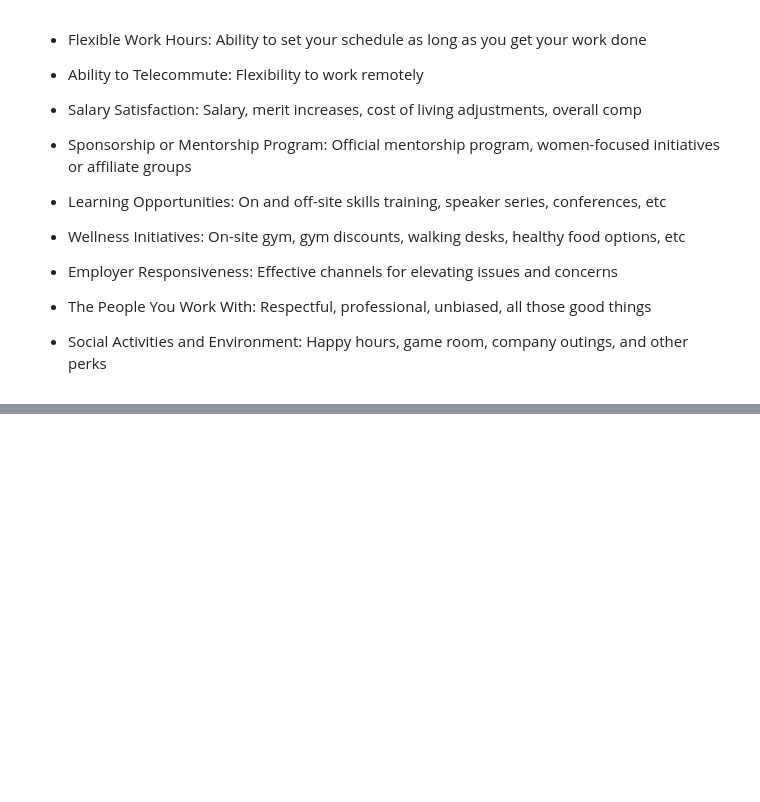
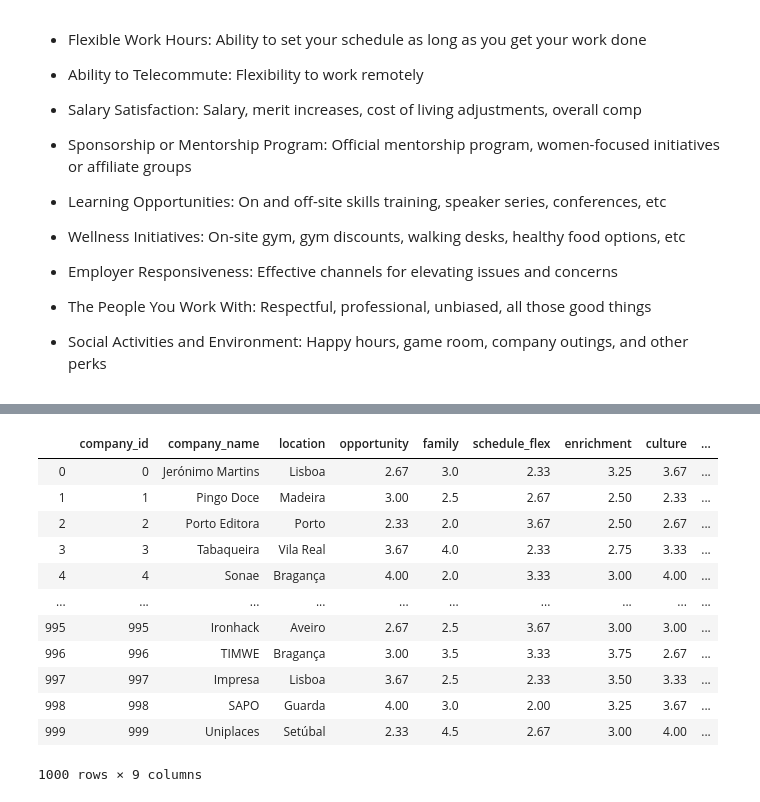
Before and after one commit to duarteharris/Hackahton, a Jupyter notebook: exploration.ipynb, the cells around one changed output, grey strips where cells are left out. Cells and saved outputs as stored; diff of their text form; code cells hidden in the pictures; blank space fills up the shorter version.

Commit message:
Created a ratings DF/DB

```diff
--- a/exploration.ipynb
+++ b/exploration.ipynb
@@ -216 +216,24 @@ df.sample(10)
 10 rows × 38 columns
+# %%
+# reducing the table
+df.drop(["user_id", "employment_status", "job_location", "public_comment"], axis = 1,
+        inplace = True)
+# %%
+# avg's of sections
+print(df.columns)
+df["opportunity"] = round((df["equal_opportunity"] + df["leadership_female_representation"] + df["women_management_opportunities"]) / 3, 2)
+df["family"] = round((df["maternity_adoptive_leave"] + df["family_growth_support"]) / 2, 2)
+df["schedule_flex"] = round((df["paid_time_off"] + df["flexible_work_hours"] + df["ability_to_telecommute"]) / 3, 2)
+df["enrichment"] = round((df["salary_satisfaction"] + df["sponsorship_or_mentorship_program"] + df["learning_opportunities"] + df["wellness_initiatives"]) / 4, 2)
+df["culture"] = round((df["employer_responsiveness"] + df["people_you_work_with"] + df["social_activities_environment"]) / 3, 2)
+
+# changing overall rating
+df["overall_satisfaction"] = round((df["opportunity"] + df["family"] + df["schedule_flex"] + df["enrichment"] + df["culture"]) / 5, 2)
+
+# checking
+df["opportunity"]
+df["family"]
+df["schedule_flex"]
+df["enrichment"]
+df["culture"]
+df["overall_satisfaction"]
@@ -217 +268,21 @@ df.sample(10)
+# %%
+# creating smaller DF
+ratings = df[["company_id", "company_name", "location", "opportunity", "family", "schedule_flex", "enrichment", "culture",
+              "overall_satisfaction"]]
+
+ratings
+# %% [output]
+|  | company_id | company_name | location | opportunity | family | schedule_flex | enrichment | culture | ... |
+| 0 | 0 | Jerónimo Martins | Lisboa | 2.67 | 3.0 | 2.33 | 3.25 | 3.67 | ... |
+| 1 | 1 | Pingo Doce | Madeira | 3.00 | 2.5 | 2.67 | 2.50 | 2.33 | ... |
+| 2 | 2 | Porto Editora | Porto | 2.33 | 2.0 | 3.67 | 2.50 | 2.67 | ... |
+| 3 | 3 | Tabaqueira | Vila Real | 3.67 | 4.0 | 2.33 | 2.75 | 3.33 | ... |
+| 4 | 4 | Sonae | Bragança | 4.00 | 2.0 | 3.33 | 3.00 | 4.00 | ... |
+| ... | ... | ... | ... | ... | ... | ... | ... | ... | ... |
+| 995 | 995 | Ironhack | Aveiro | 2.67 | 2.5 | 3.67 | 3.00 | 3.00 | ... |
+| 996 | 996 | TIMWE | Bragança | 3.00 | 3.5 | 3.33 | 3.75 | 2.67 | ... |
+| 997 | 997 | Impresa | Lisboa | 3.67 | 2.5 | 2.33 | 3.50 | 3.33 | ... |
+| 998 | 998 | SAPO | Guarda | 4.00 | 3.0 | 2.00 | 3.25 | 3.67 | ... |
+| 999 | 999 | Uniplaces | Setúbal | 2.33 | 4.5 | 2.67 | 3.00 | 4.00 | ... |
+1000 rows × 9 columns
 # %%
```
Also changed, not shown: parts of 6 cells of this notebook, 2 other files.
